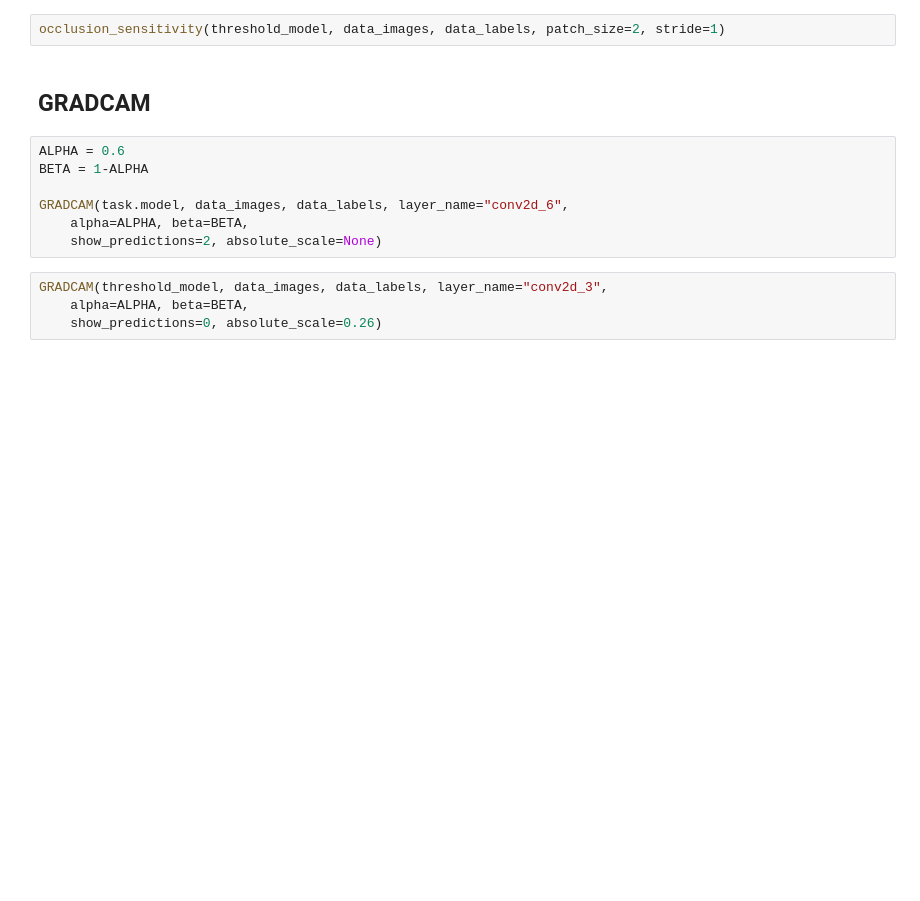
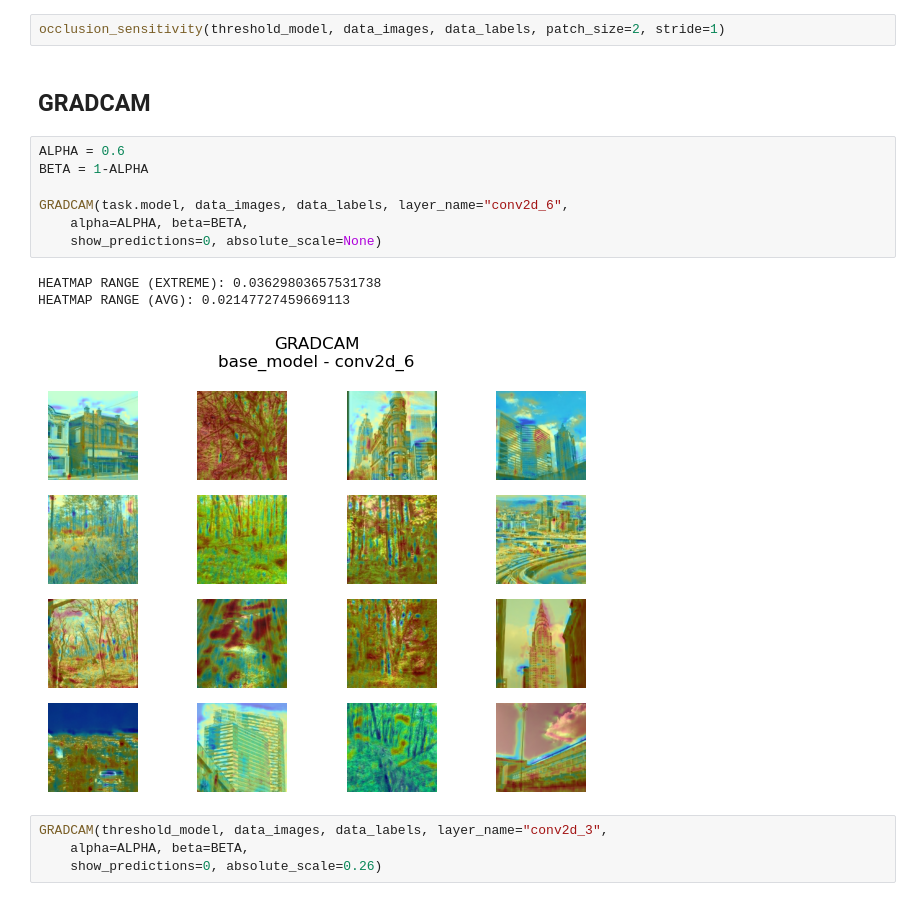
Before and after one commit to hmcalister/Tensorflow-Intepretability-Project, a Jupyter notebook: Interpretability.ipynb, the cells around one changed output. Drawn from its saved outputs; the diff is of its cells as text; blank space fills up the shorter version.

```diff
--- a/Interpretability.ipynb
+++ b/Interpretability.ipynb
@@ -216,10 +239,14 @@ occlusion_sensitivity(threshold_model, data_images, data_labels, patch_size=2, s
 # %%
 ALPHA = 0.6
 BETA = 1-ALPHA
 
 GRADCAM(task.model, data_images, data_labels, layer_name="conv2d_6",
     alpha=ALPHA, beta=BETA,
-    show_predictions=2, absolute_scale=None)
+    show_predictions=0, absolute_scale=None)
+# %% [output]
+HEATMAP RANGE (EXTREME): 0.03629803657531738
+HEATMAP RANGE (AVG): 0.02147727459669113
+[figure, added]
 # %%
 GRADCAM(threshold_model, data_images, data_labels, layer_name="conv2d_3",
     alpha=ALPHA, beta=BETA,
```
Also changed, not shown: parts of 15 cells of this notebook, 1 other file.
